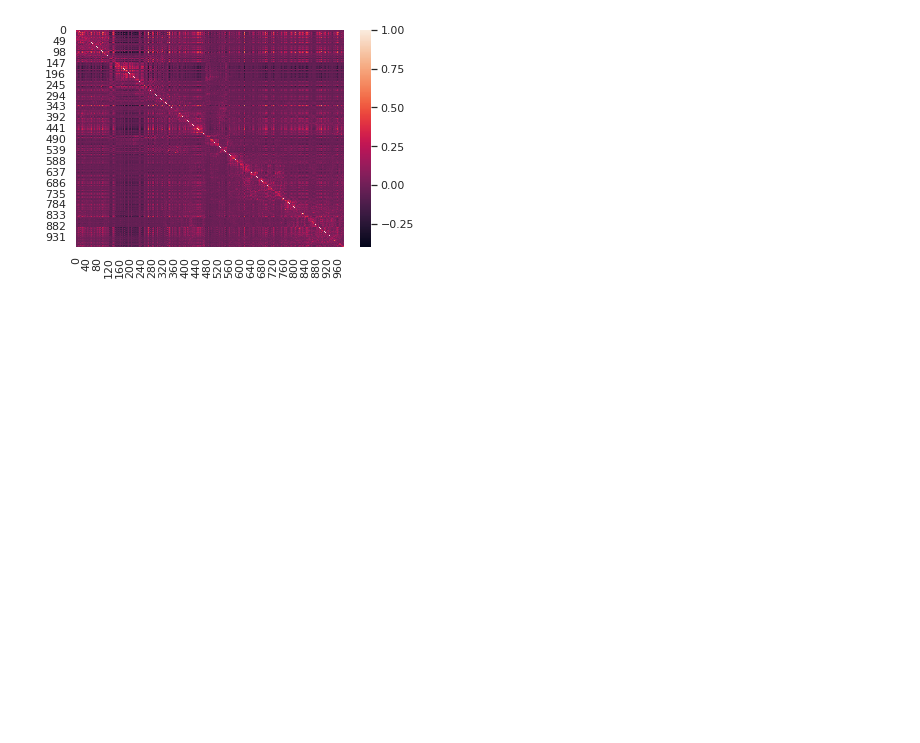
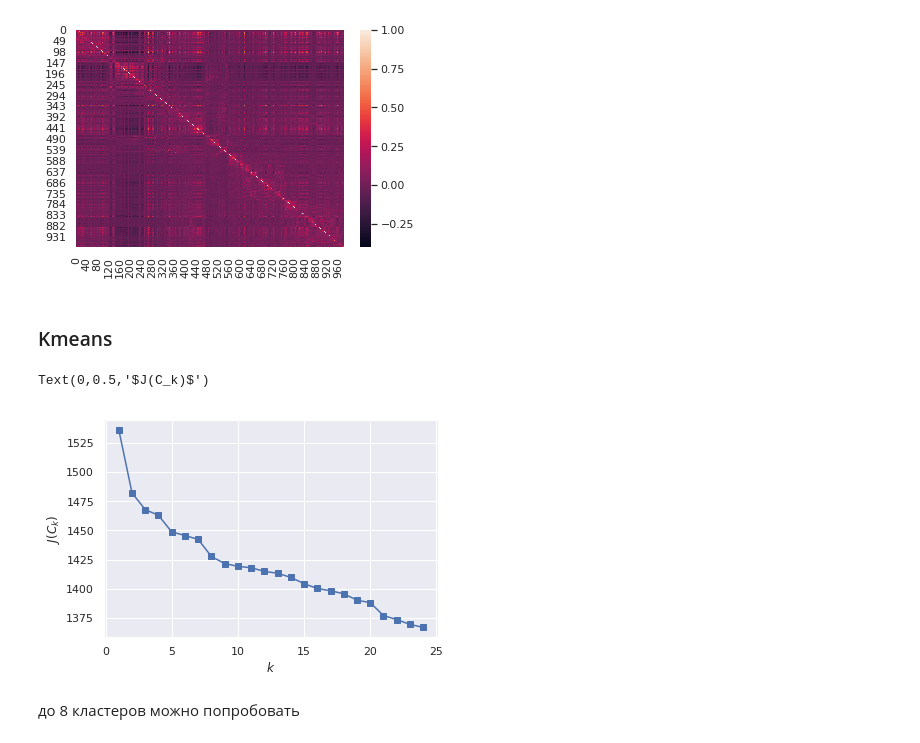
Before and after one commit to varan42/myths_transition, a Jupyter notebook: myths_.ipynb, the cells around one changed output. Saved outputs shown, nothing was run; the diff lists cells and outputs as text; code cells hidden in the pictures; blank space fills up the shorter version.

Commit message:
Added graphs and clusterization

```diff
--- a/myths_.ipynb
+++ b/myths_.ipynb
@@ -48,5 +38,12 @@ df.shape
 # %% [markdown]
 То есть все строки в чем-то между собой различаются
+# %%
+df.e31a2_11 = df.e31a2_11.str.replace(" ",'0')
+df.k136d_10 = df.k136d_10.str.replace(" ",'0')
+df.k72a_10 = df.k72a_10.str.replace(" ",'0')
+df.L72i_10 = df.L72i_10.str.replace(" ",'0')
+df.m114b1_11 = df.m114b1_11.str.replace(" ",'0')
+df.m39a5a2_11 = df.m39a5a2_11.str.replace(" ",'0')
 # %%
 df = df.fillna('0')
 for i in df.iloc[:, 2:].columns:
@@ -338,3 +225,42 @@ import seaborn as sns; sns.set()
 ax = sns.heatmap(similarities)
 # %% [output]
 [figure]
+# %% [markdown]
+### Kmeans
+# %%
+from sklearn.cluster import KMeans, AgglomerativeClustering, AffinityPropagation, SpectralClustering
+from sklearn import metrics
+import matplotlib.pyplot as plt
+from sklearn.cluster import KMeans
+
+
+
+inertia = []
+for k in range(1, 25):
+    kmeans = KMeans(n_clusters=k, random_state=1).fit(x)
+    inertia.append(np.sqrt(kmeans.inertia_))
+
+plt.plot(range(1, 25), inertia, marker='s');
+plt.xlabel('$k$')
+plt.ylabel('$J(C_k)$')
+# %%
+from sklearn.cluster import KMeans, AgglomerativeClustering, AffinityPropagation, SpectralClustering
+from sklearn import metrics
+import matplotlib.pyplot as plt
+from sklearn.cluster import KMeans
+
+
+
+inertia = []
+for k in range(1, 25):
+    kmeans = KMeans(n_clusters=k, random_state=1).fit(x_pca)
+    inertia.append(np.sqrt(kmeans.inertia_))
+
+plt.plot(range(1, 25), inertia, marker='s');
+plt.xlabel('$k$')
+plt.ylabel('$J(C_k)$')
+# %% [output]
+Text(0,0.5,'$J(C_k)$')
+[figure, added]
+# %% [markdown]
+до 8 кластеров можно попробовать
```
Also changed, not shown: parts of 28 cells of this notebook.
